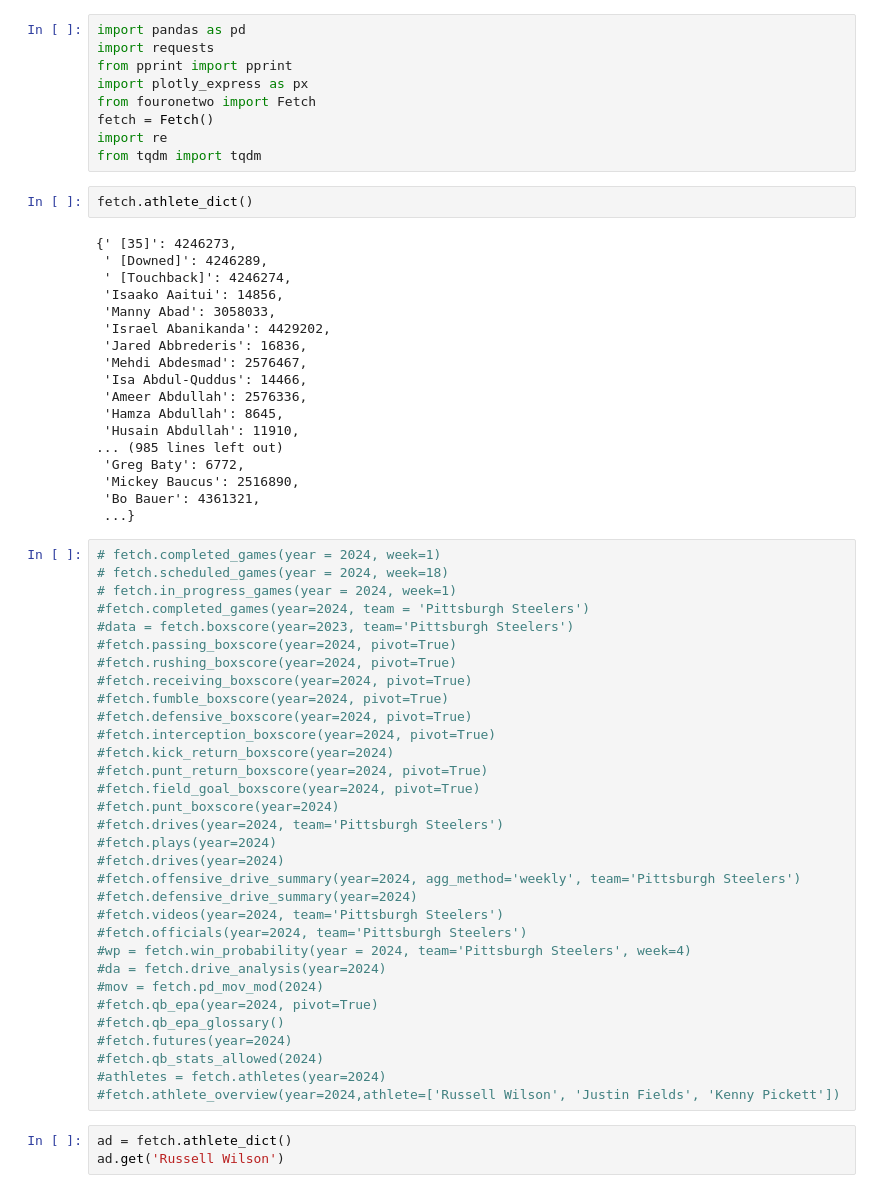
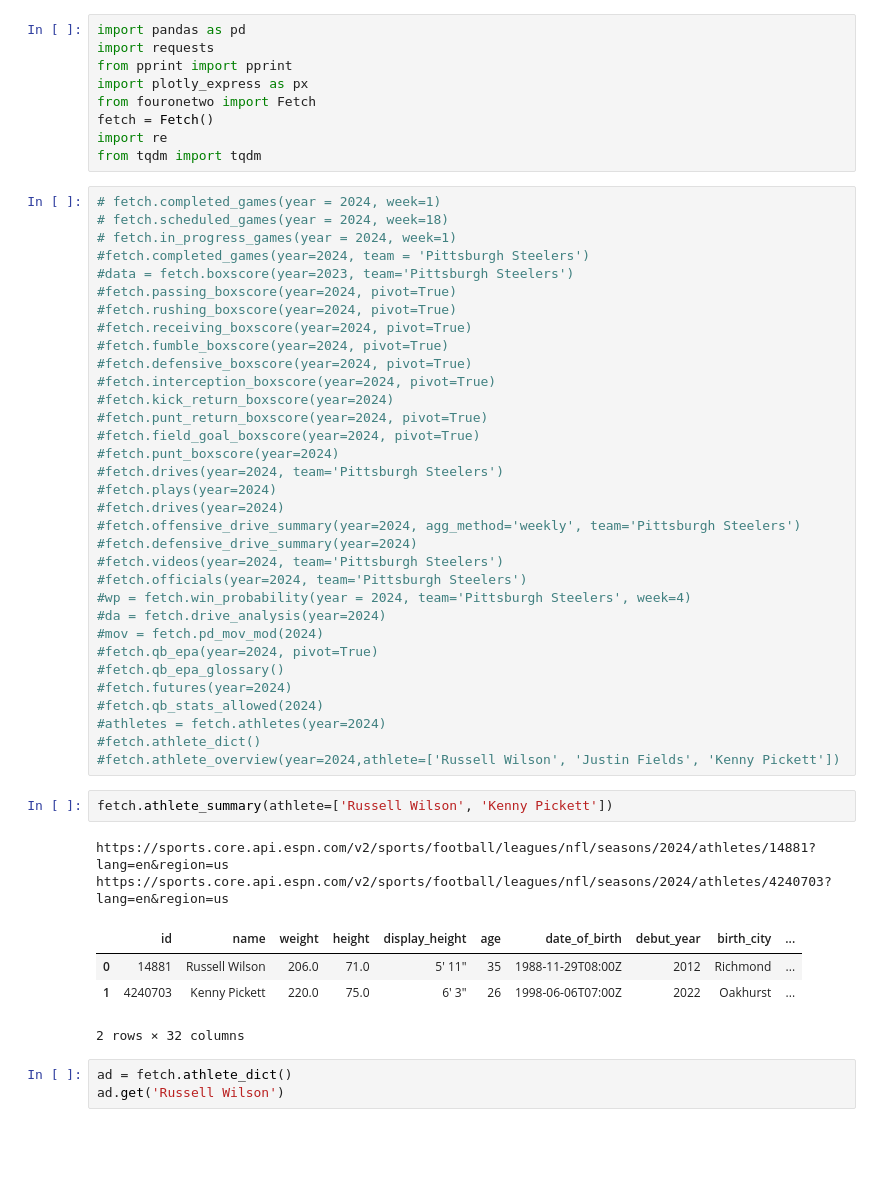
Before and after one commit to ajpaladi/412analytics, a Jupyter notebook: fouronetwo_testing.ipynb, the cells around one changed output. Saved outputs shown, nothing was run; the diff lists cells and outputs as text; blank space fills up the shorter version.

```diff
--- a/fouronetwo_testing.ipynb
+++ b/fouronetwo_testing.ipynb
@@ -7,26 +7,6 @@ from fouronetwo import Fetch
 fetch = Fetch()
 import re
 from tqdm import tqdm
-# %%
-fetch.athlete_dict()
-# %% [output]
-{' [35]': 4246273,
- ' [Downed]': 4246289,
- ' [Touchback]': 4246274,
- 'Isaako Aaitui': 14856,
- 'Manny Abad': 3058033,
- 'Israel Abanikanda': 4429202,
- 'Jared Abbrederis': 16836,
- 'Mehdi Abdesmad': 2576467,
- 'Isa Abdul-Quddus': 14466,
- 'Ameer Abdullah': 2576336,
- 'Hamza Abdullah': 8645,
- 'Husain Abdullah': 11910,
-... (985 lines left out)
- 'Greg Baty': 6772,
- 'Mickey Baucus': 2516890,
- 'Bo Bauer': 4361321,
- ...}
 # %%
 # fetch.completed_games(year = 2024, week=1)
 # fetch.scheduled_games(year = 2024, week=18)
@@ -58,7 +38,17 @@ fetch.athlete_dict()
 #fetch.futures(year=2024)
 #fetch.qb_stats_allowed(2024)
 #athletes = fetch.athletes(year=2024)
+#fetch.athlete_dict()
 #fetch.athlete_overview(year=2024,athlete=['Russell Wilson', 'Justin Fields', 'Kenny Pickett'])
+# %%
+fetch.athlete_summary(athlete=['Russell Wilson', 'Kenny Pickett'])
+# %% [output]
+https://sports.core.api.espn.com/v2/sports/football/leagues/nfl/seasons/2024/athletes/14881?lang=en&region=us
+https://sports.core.api.espn.com/v2/sports/football/leagues/nfl/seasons/2024/athletes/4240703?lang=en&region=us
+|  | id | name | weight | height | display_height | age | date_of_birth | debut_year | birth_city | ... |
+| 0 | 14881 | Russell Wilson | 206.0 | 71.0 | 5' 11" | 35 | 1988-11-29T08:00Z | 2012 | Richmond | ... |
+| 1 | 4240703 | Kenny Pickett | 220.0 | 75.0 | 6' 3" | 26 | 1998-06-06T07:00Z | 2022 | Oakhurst | ... |
+2 rows × 32 columns
 # %%
 ad = fetch.athlete_dict()
 ad.get('Russell Wilson')
```
Also changed, not shown: 1 other file.
